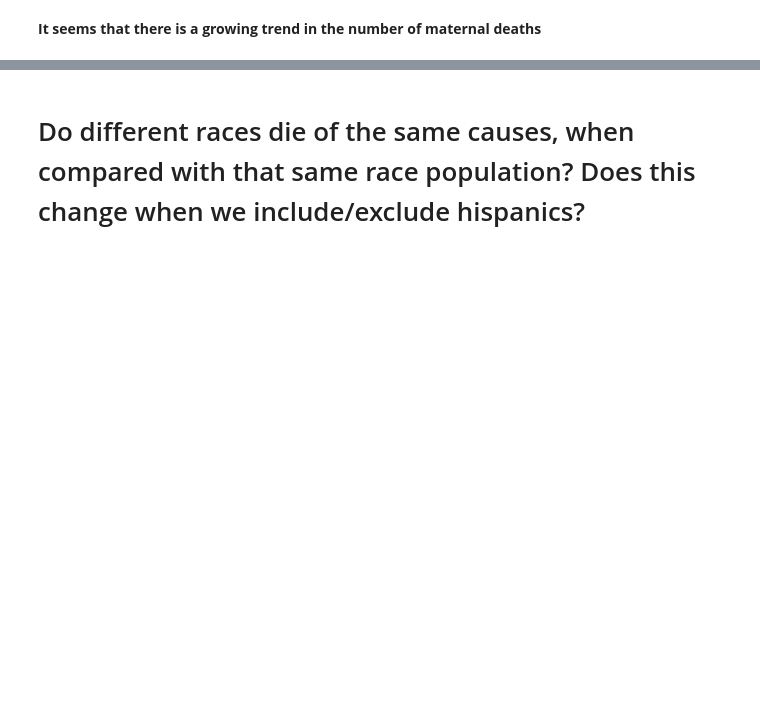
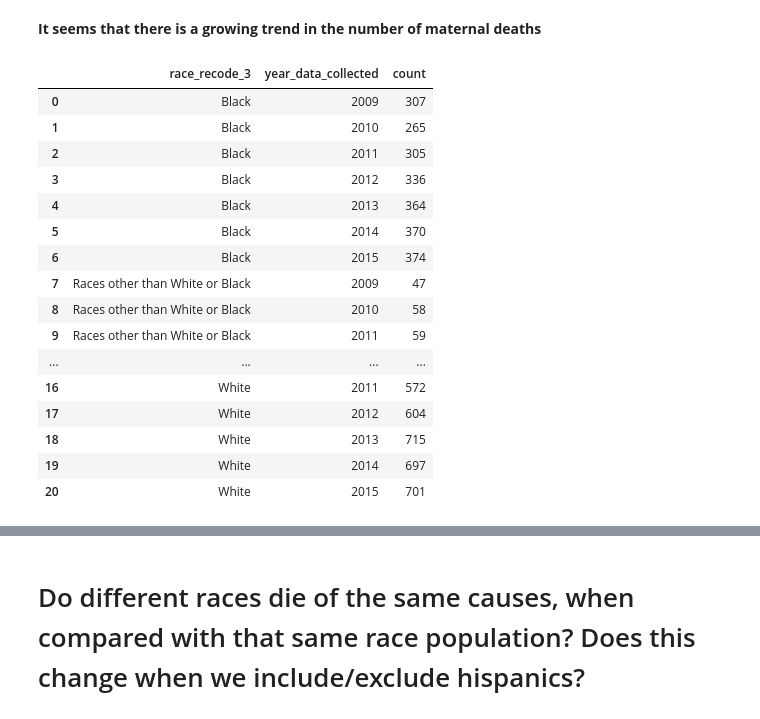
Before and after one commit to andrezafeu/maternal_mortality, a Jupyter notebook: EDA.ipynb, the cells around one changed output, grey strips where cells are left out. Saved outputs shown, nothing was run; the diff lists cells and outputs as text; code cells hidden in the pictures; blank space fills up the shorter version.

```diff
--- a/EDA.ipynb
+++ b/EDA.ipynb
@@ -197,3 +197,26 @@ df_deaths_by_year.plot.line()
 [figure]
 # %% [markdown]
 **It seems that there is a growing trend in the number of maternal deaths**
+# %%
+df_grouped_by_race_and_year = df.groupby(['race_recode_3', 'year_data_collected']).size()
+df_grouped_by_race_and_year = df_grouped_by_race_and_year.reset_index()
+df_grouped_by_race_and_year = df_grouped_by_race_and_year.rename(columns={0:'count'})
+df_grouped_by_race_and_year
+# %% [output]
+|  | race_recode_3 | year_data_collected | count |
+| 0 | Black | 2009 | 307 |
+| 1 | Black | 2010 | 265 |
+| 2 | Black | 2011 | 305 |
+| 3 | Black | 2012 | 336 |
+| 4 | Black | 2013 | 364 |
+| 5 | Black | 2014 | 370 |
+| 6 | Black | 2015 | 374 |
+| 7 | Races other than White or Black | 2009 | 47 |
+| 8 | Races other than White or Black | 2010 | 58 |
+| 9 | Races other than White or Black | 2011 | 59 |
+| ... | ... | ... | ... |
+| 16 | White | 2011 | 572 |
+| 17 | White | 2012 | 604 |
+| 18 | White | 2013 | 715 |
+| 19 | White | 2014 | 697 |
+| 20 | White | 2015 | 701 |
```
Also changed, not shown: parts of 2 cells of this notebook.
